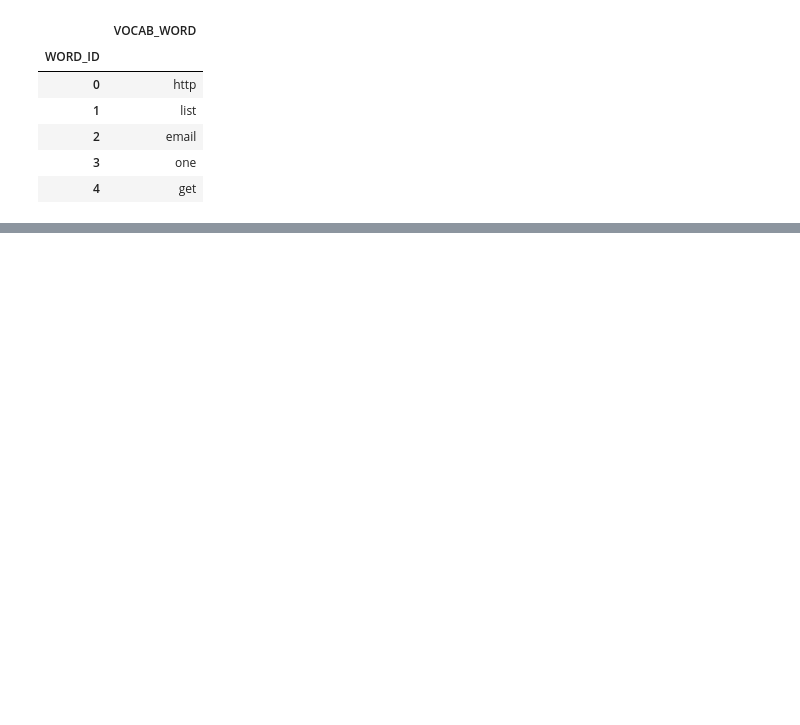
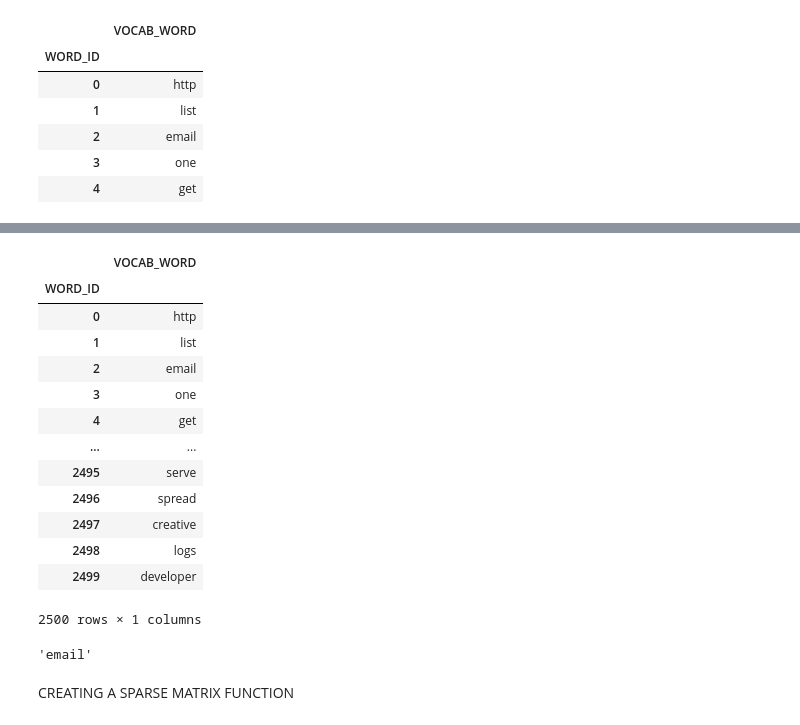
Before and after one commit to KumarGaurav20/Spam-Emails, a Jupyter notebook: Spam_Filteration.ipynb, the cells around one changed output, grey strips where cells are left out. Drawn from its saved outputs; the diff is of its cells as text; code cells hidden in the pictures; blank space fills up the shorter version.

```diff
--- a/Spam_Filteration.ipynb
+++ b/Spam_Filteration.ipynb
@@ -356,0 +444,17 @@ vocab.to_csv(WORD_ID_FILE, index_label=vocab.index.name, header=vocab.VOCAB_WORD
+# %%
+vocab
+# %% [output]
+|  | VOCAB_WORD |
+| WORD_ID |  |
+| 0 | http |
+| 1 | list |
+| 2 | email |
+| 3 | one |
+| 4 | get |
+| ... | ... |
+| 2495 | serve |
+| 2496 | spread |
+| 2497 | creative |
+| 2498 | logs |
+| 2499 | developer |
+2500 rows × 1 columns
@@ -356,0 +464,6 @@ vocab.to_csv(WORD_ID_FILE, index_label=vocab.index.name, header=vocab.VOCAB_WORD
+# %%
+word_index[2]
+# %% [output]
+'email'
+# %% [markdown]
+CREATING A SPARSE MATRIX FUNCTION
```
Also changed, not shown: parts of 19 cells of this notebook.
